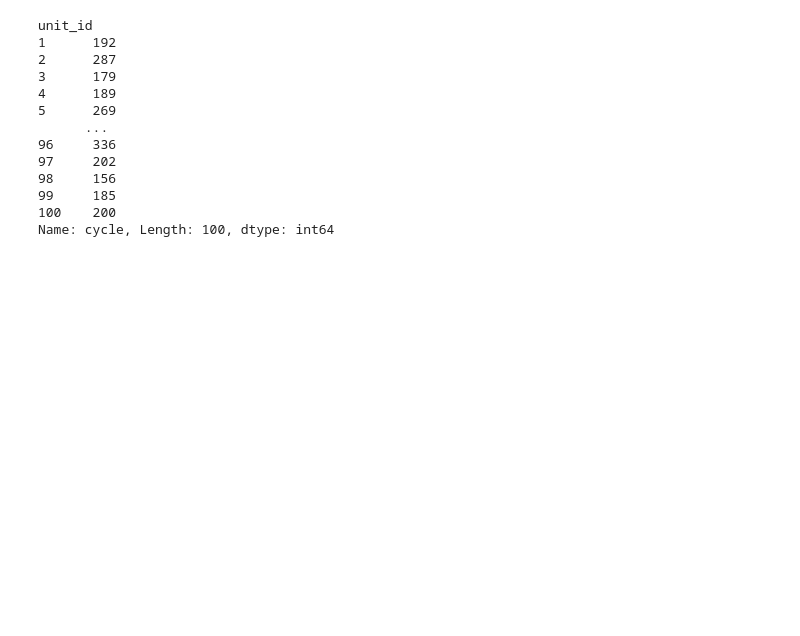
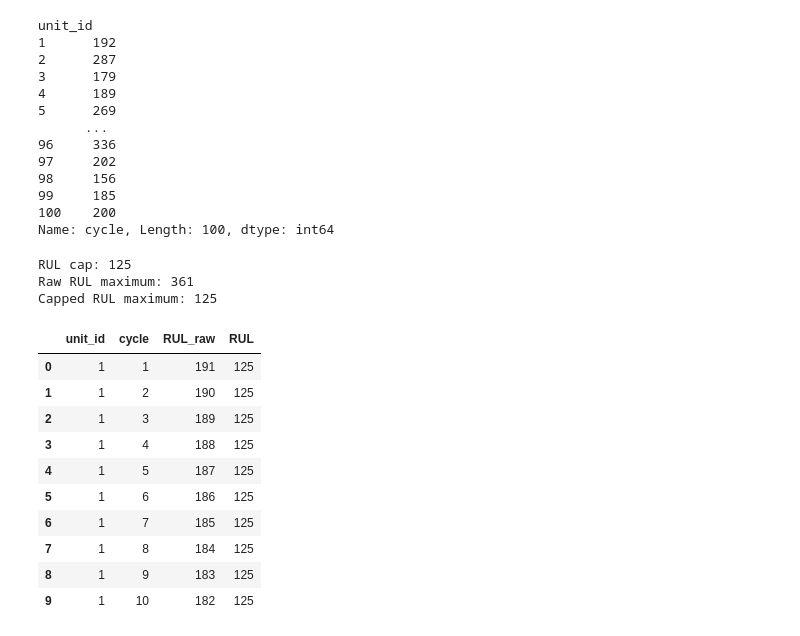
Before and after one commit to Susenther/Predictive_maintenance_RUL_prediction, a Jupyter notebook: notebooks/Predictive_Maintenance_RUL.ipynb, the cells around one changed output. Cells and saved outputs as stored; diff of their text form; code cells hidden in the pictures; blank space fills up the shorter version.

```diff
--- a/notebooks/Predictive_Maintenance_RUL.ipynb
+++ b/notebooks/Predictive_Maintenance_RUL.ipynb
@@ -342,3 +342,46 @@ unit_id
 99     185
 100    200
 Name: cycle, Length: 100, dtype: int64
+# %%
+# Calculate Remaining Useful Life (RUL) for each observation
+
+
+max_cycle_per_engine = (
+    train_processed.groupby("unit_id")["cycle"].max()
+)
+
+train_processed["RUL_raw"] = (
+    train_processed["unit_id"].map(max_cycle_per_engine)
+    - train_processed["cycle"]
+)
+
+RUL_CAP = 125
+
+train_processed["RUL"] = (
+    train_processed["RUL_raw"].clip(upper=RUL_CAP)
+)
+
+print("RUL cap:", RUL_CAP)
+print("Raw RUL maximum:", train_processed["RUL_raw"].max())
+print("Capped RUL maximum:", train_processed["RUL"].max())
+
+display(
+    train_processed[
+        ["unit_id", "cycle", "RUL_raw", "RUL"]
+    ].head(10)
+)
+# %% [output]
+RUL cap: 125
+Raw RUL maximum: 361
+Capped RUL maximum: 125
+|  | unit_id | cycle | RUL_raw | RUL |
+| 0 | 1 | 1 | 191 | 125 |
+| 1 | 1 | 2 | 190 | 125 |
+| 2 | 1 | 3 | 189 | 125 |
+| 3 | 1 | 4 | 188 | 125 |
+| 4 | 1 | 5 | 187 | 125 |
+| 5 | 1 | 6 | 186 | 125 |
+| 6 | 1 | 7 | 185 | 125 |
+| 7 | 1 | 8 | 184 | 125 |
+| 8 | 1 | 9 | 183 | 125 |
+| 9 | 1 | 10 | 182 | 125 |
```
